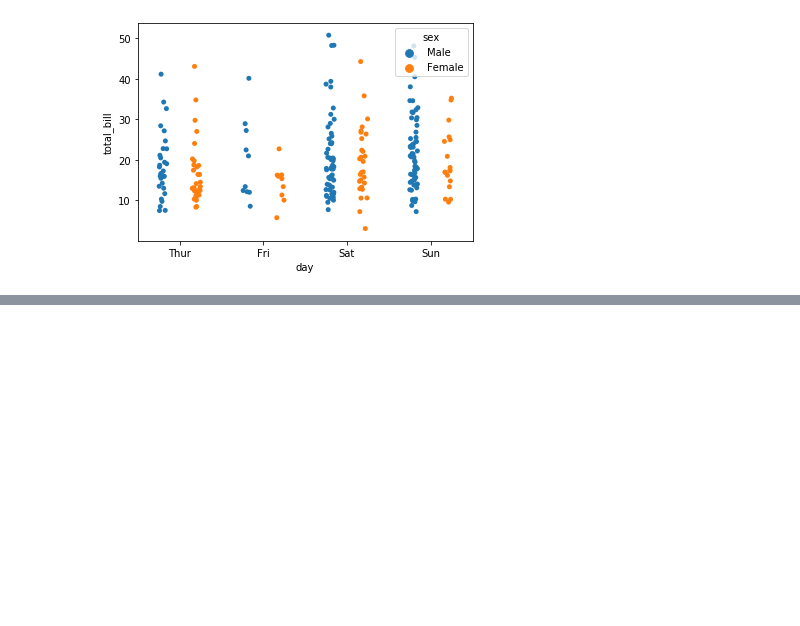
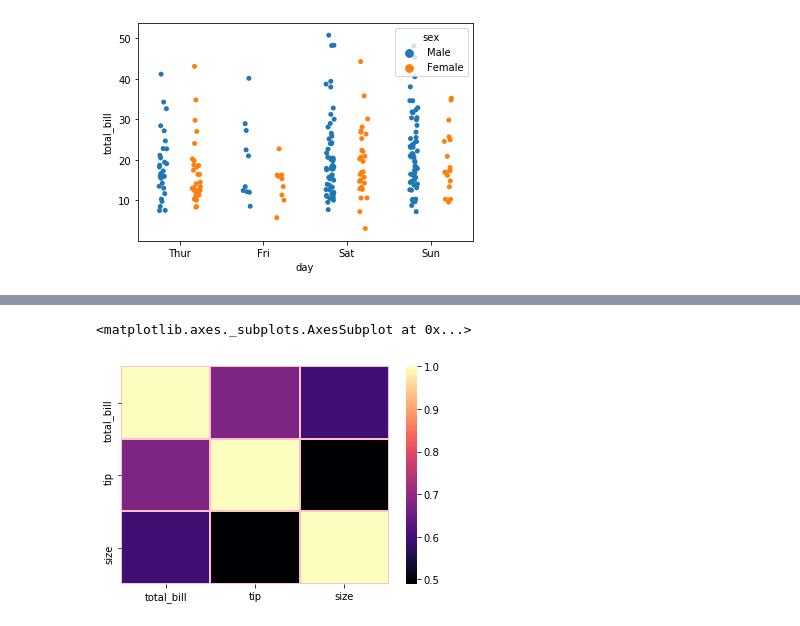
Before and after one commit to dhruvatara/data-science, a Jupyter notebook: PyBootcamp/Seaborn/Seaborn.ipynb, the cells around one changed output, grey strips where cells are left out. Drawn from its saved outputs; the diff is of its cells as text; code cells hidden in the pictures; blank space fills up the shorter version.

```diff
--- a/PyBootcamp/Seaborn/Seaborn.ipynb
+++ b/PyBootcamp/Seaborn/Seaborn.ipynb
@@ -89,0 +101,7 @@ sns.catplot(x='day',y='tip',data=tips,kind='ba')
+# %%
+#making a heatmap
+sns.heatmap(tc,cmap='magma',linewidth='1',linecolor='pink')
+#use cmap to specify color scale, linecolor and linewidth to make a distinction b/w diff regions
+# %% [output]
+<matplotlib.axes._subplots.AxesSubplot at 0x...>
+[figure, added]
```
Also changed, not shown: parts of 6 cells of this notebook.
